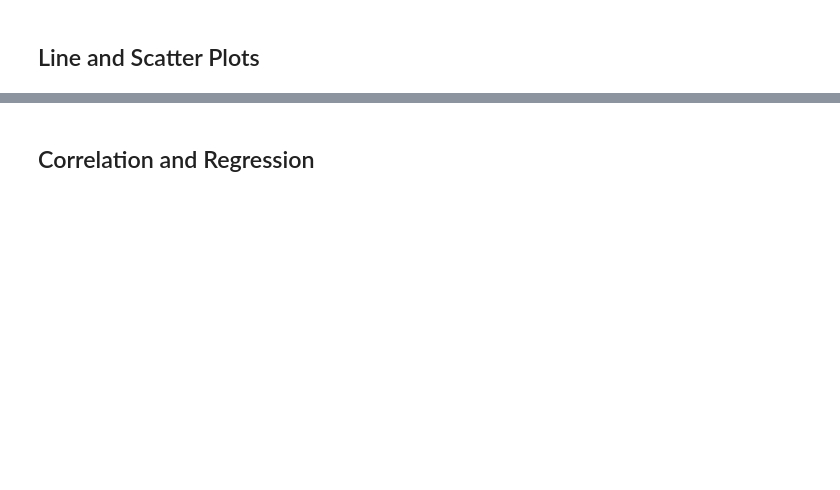
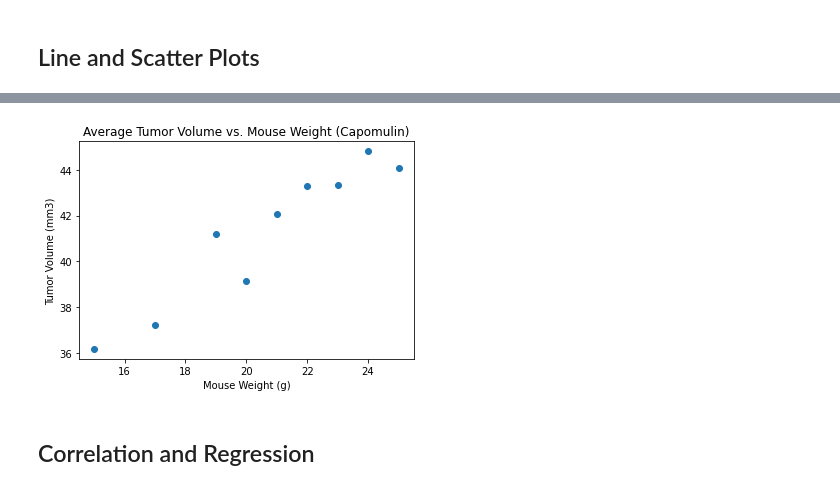
Before and after one commit to tombabjak/matplotlib-homework, a Jupyter notebook: pymaceuticals_starter.ipynb, the cells around one changed output, grey strips where cells are left out. Saved outputs shown, nothing was run; the diff lists cells and outputs as text; code cells hidden in the pictures; blank space fills up the shorter version.

```diff
--- a/pymaceuticals_starter.ipynb
+++ b/pymaceuticals_starter.ipynb
@@ -213,2 +253,14 @@ tumor_vol_data = []
+# %%
+# Generate a scatter plot of average tumor volume vs. mouse weight for the Capomulin regimen
+Capomulin = cleaned_df.loc[cleaned_df["Drug Regimen"] == "Capomulin"]
+weight_group = Capomulin.groupby("Weight (g)").mean()
+
+plt.scatter(weight_group.index, weight_group["Tumor Volume (mm3)"])
+plt.title("Average Tumor Volume vs. Mouse Weight (Capomulin)")
+plt.xlabel("Mouse Weight (g)")
+plt.ylabel("Tumor Volume (mm3)")
+plt.show()
+# %% [output]
+[figure, added]
 # %% [markdown]
 ## Correlation and Regression
```
Also changed, not shown: parts of 6 cells of this notebook.
